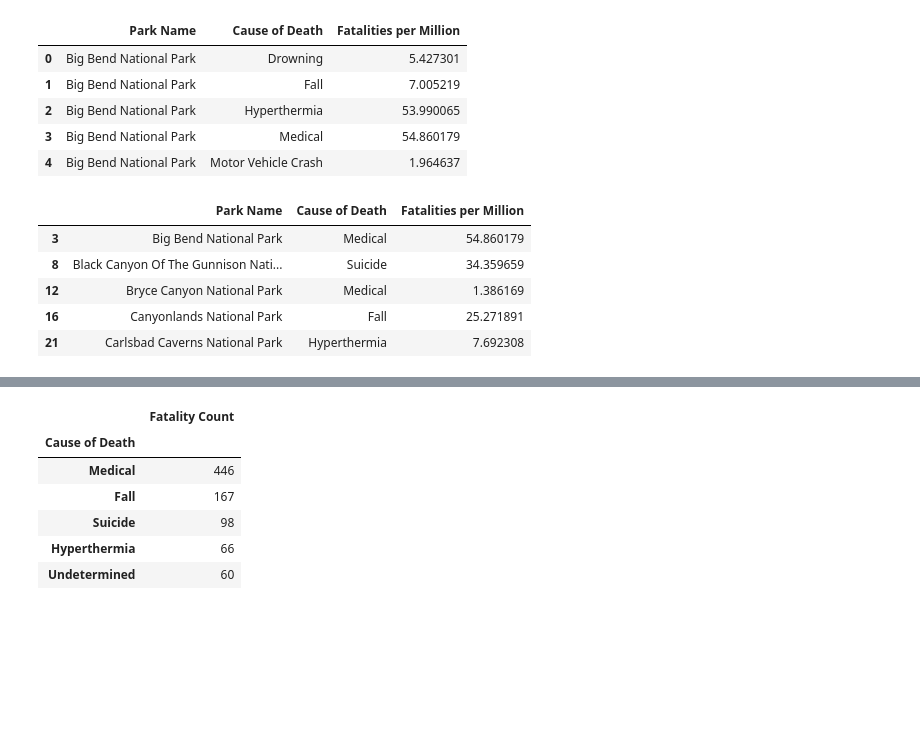
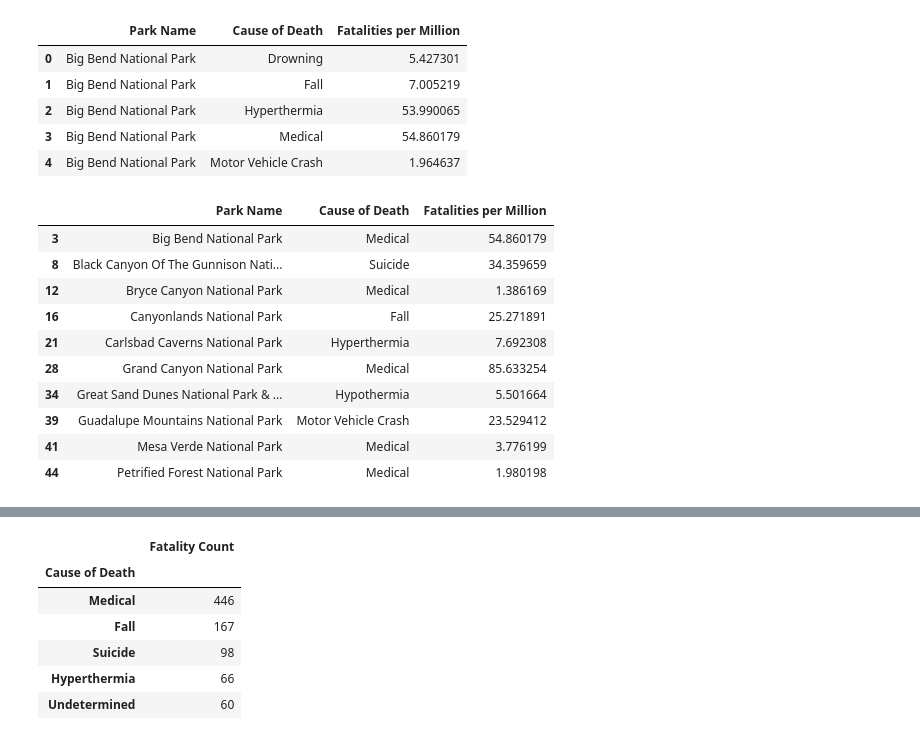
Before and after one commit to GGRAN24/Capstone_NParks, a Jupyter notebook: notebooks/Capstone(a).ipynb, the cells around one changed output, grey strips where cells are left out. Drawn from its saved outputs; the diff is of its cells as text; code cells hidden in the pictures; blank space fills up the shorter version.

```diff
--- a/notebooks/Capstone(a).ipynb
+++ b/notebooks/Capstone(a).ipynb
@@ -1862,14 +1896,18 @@ grouped.head()
 | 3 | Big Bend National Park | Medical | 54.860179 |
 | 4 | Big Bend National Park | Motor Vehicle Crash | 1.964637 |
 # %%
-
 top_cause_per_park = grouped.sort_values(by=['Park Name', 'Fatalities per Million'], ascending=[True, False])
 top_cause_per_park = top_cause_per_park.drop_duplicates(subset=['Park Name'])
-top_cause_per_park.head()
+top_cause_per_park.head(10)
 # %% [output]
 |  | Park Name | Cause of Death | Fatalities per Million |
 | 3 | Big Bend National Park | Medical | 54.860179 |
 | 8 | Black Canyon Of The Gunnison Nati... | Suicide | 34.359659 |
 | 12 | Bryce Canyon National Park | Medical | 1.386169 |
 | 16 | Canyonlands National Park | Fall | 25.271891 |
 | 21 | Carlsbad Caverns National Park | Hyperthermia | 7.692308 |
+| 28 | Grand Canyon National Park | Medical | 85.633254 |
+| 34 | Great Sand Dunes National Park & ... | Hypothermia | 5.501664 |
+| 39 | Guadalupe Mountains National Park | Motor Vehicle Crash | 23.529412 |
+| 41 | Mesa Verde National Park | Medical | 3.776199 |
+| 44 | Petrified Forest National Park | Medical | 1.980198 |
```
Also changed, not shown: parts of 21 cells of this notebook, 7 other files.
